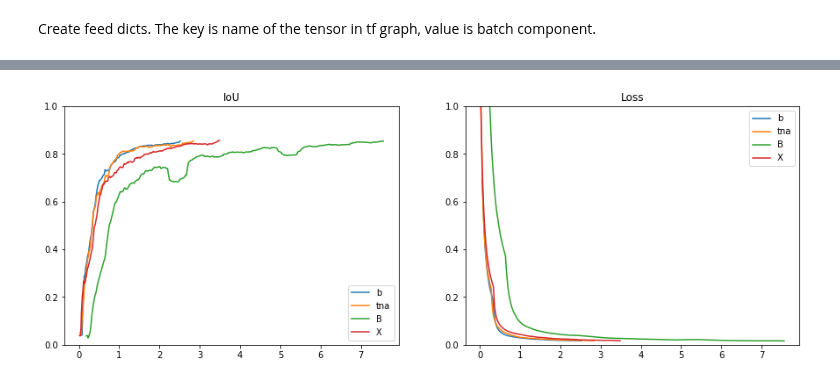
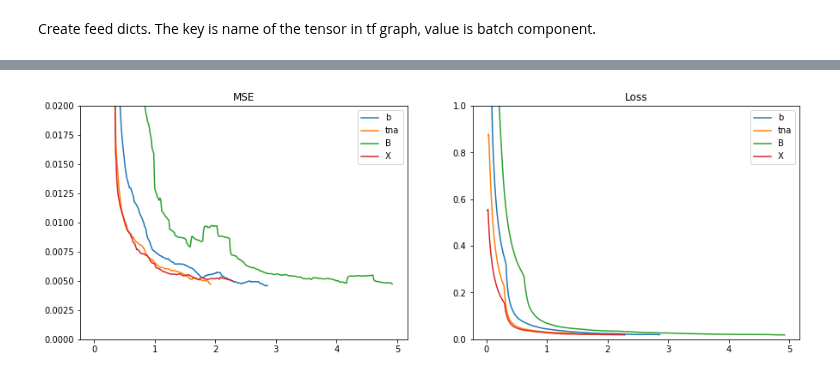
Before and after one commit to analysiscenter/az_training, a Jupyter notebook: alexey_kozhevin/task_06/upsample_methods.ipynb, the cells around one changed output, grey strips where cells are left out. Drawn from its saved outputs; the diff is of its cells as text; code cells hidden in the pictures.

```diff
--- a/alexey_kozhevin/task_06/upsample_methods.ipynb
+++ b/alexey_kozhevin/task_06/upsample_methods.ipynb
@@ -58,25 +59,23 @@ load_template = (Pipeline()
              .make_masks()                     # create mask for MNIST image location
              .create_noise('mnist_noise', level, n_fragments, size, distr)
              .add_noise())
+# %%
+def metric(masks, predictions, data_format='channels_last', mode='mse'):
+    ind = np.index_exp[:, :, :, 1] if data_format == 'channels_last' else np.index_exp[:, 1, :, :]
+    predictions = predictions[ind]
+    if mode == 'mse':
+         return np.mean((masks - predictions) ** 2)
+    elif mode == 'iou':
+        intersection = np.sum(np.logical_and((predictions > 0.5), masks), axis=(1, 2))
+        union = np.sum(np.logical_or((predictions > 0.5), masks), axis=(1, 2))
+        return 1 - np.mean(intersection / union)
 # %%
-def binary_iou(masks, predictions, data_format='channels_last'):
-    ind = np.index_exp[:, :, :, 1] if data_format == 'channels_last' else np.index_exp[:, 1, :, :]
-    predictions = predictions[ind]
-    intersection = np.sum(np.logical_and((predictions > 0.5), masks), axis=(1, 2))
-    union = np.sum(np.logical_or((predictions > 0.5), masks), axis=(1, 2))
-    return np.mean(intersection / union)
-
-def mse(masks, predictions, data_format='channels_last'):
-    ind = np.index_exp[:, :, :, 1] if data_format == 'channels_last' else np.index_exp[:, 1, :, :]
-    predictions = predictions[ind]
-    return np.mean(np.sum((masks - predictions) ** 2, axis=(1, 2)))
-
 def demonstrate_model(model, layout, max_iter=100, batch_size=16):
 
     config={'body/upsample': {'layout': layout, 'factor': 2}}
 
     model_stat = dict()
-    stop_level = 0.85
+    stop_level = 0.005
     window = 20
 
     print('Create pipelines...')
@@ -116,7 +115,7 @@ def demonstrate_model(model, layout, max_iter=100, batch_size=16):
     ppl_test = test_template << mnistset.test
 
     train_time = []
-    mse = []
+    quality = []
     early_stop = False
 
     for i in tqdm(range(max_iter)):
@@ -128,9 +127,9 @@ def demonstrate_model(model, layout, max_iter=100, batch_size=16):
         ppl_test.next_batch(50, n_epochs=None, shuffle=True)
         masks = ppl_test.get_variable('masks')
         predictions = ppl_test.get_variable('predictions')
-        mse.append(mse(masks, predictions))
+        quality.append(metric(masks, predictions))
 
-        if np.mean(np.array(mse)[-window:] > stop_level) > 0.8:
+        if np.mean(np.array(quality)[-window:] < stop_level) > 0.8:
             early_stop = True
             break
 
@@ -140,7 +139,7 @@ def demonstrate_model(model, layout, max_iter=100, batch_size=16):
 
     model_stat['loss_history'] = ppl_train.get_variable('loss')
     model_stat['time'] = train_time
-    model_stat['mse_history'] = mse
+    model_stat['quality_history'] = quality
     model_stat['iters'] = i
     model_stat['ppl'] = ppl_train
     model_stat['early_stop'] = early_stop
@@ -232,27 +224,27 @@ masks = np.array(ppl_test.get_variable('masks'))
 images = np.array(ppl_test.get_variable('images'))
 for layout in layouts:
     predictions = np.array(ppl_test.get_variable(layout+'_predictions'))
-    iou = binary_iou(masks, predictions)
+    quality = metric(masks, predictions)
 
     stat[layout]['predictions'] = predictions
-    stat[layout]['iou'] = iou
+    stat[layout]['quality'] = quality
 # %%
 plt.figure(figsize=(15, 5))
 for layout in layouts:
     plt.subplot(1, 2, 1)
     x = np.cumsum(stat[layout]['time']) / 60
-    y = stat[layout]['iou_history']
+    y = stat[layout]['quality_history']
     plt.plot(x, smooth(y), label=layout)
-    plt.ylim((0, 1))
+    plt.ylim((0, 0.02))
     plt.legend()
-    plt.title('IoU')
+    plt.title('MSE')
     plt.subplot(1, 2, 2)
     y = stat[layout]['loss_history']
     plt.plot(x, smooth(y), label=layout)
     plt.ylim((0, 1))
     plt.legend()
     plt.title('Loss')
 plt.show()
 # %% [output]
-[figure, old version]
+[figure, new version]
 # %%
```
Also changed, not shown: parts of 7 cells of this notebook.
